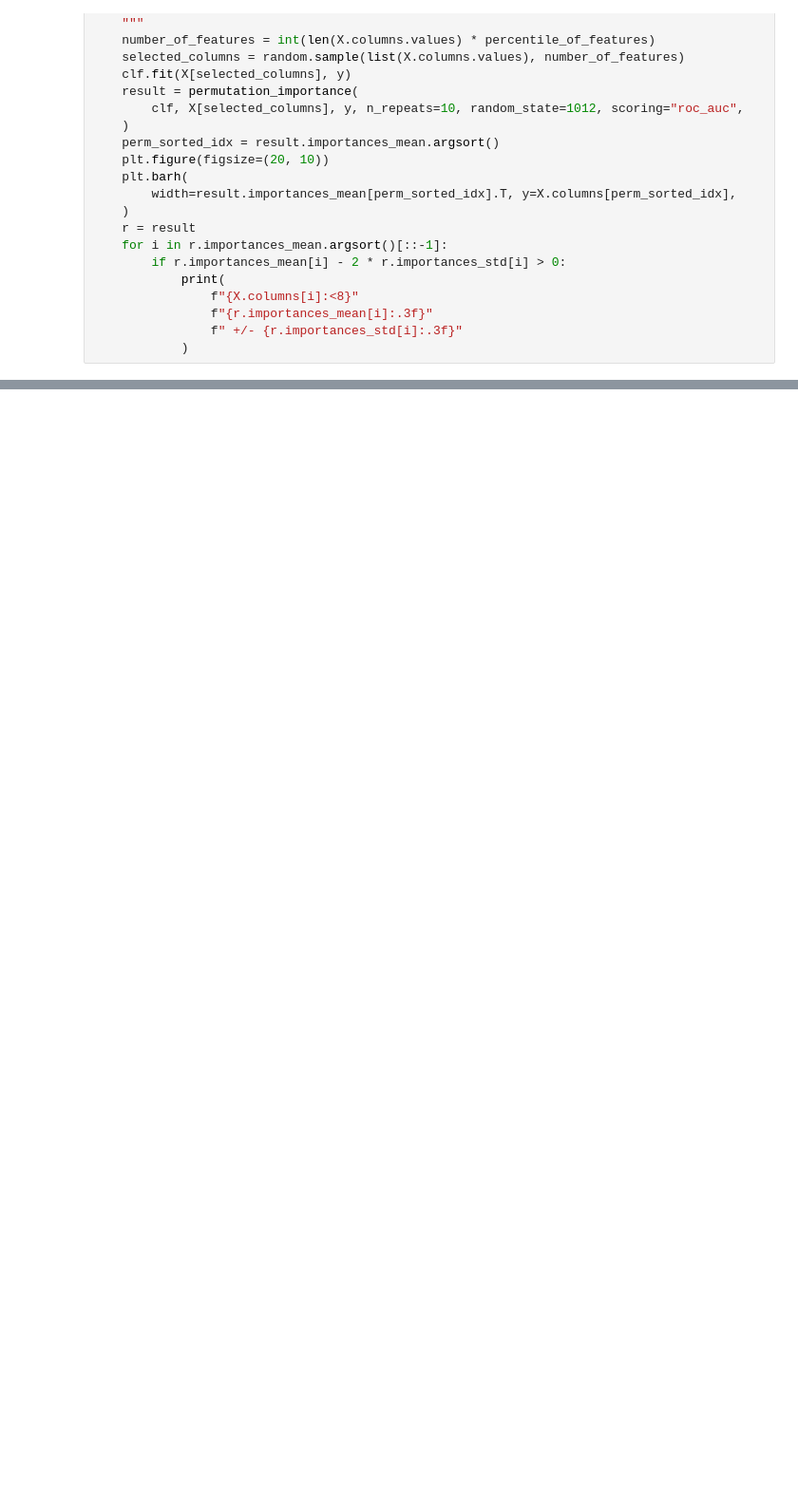
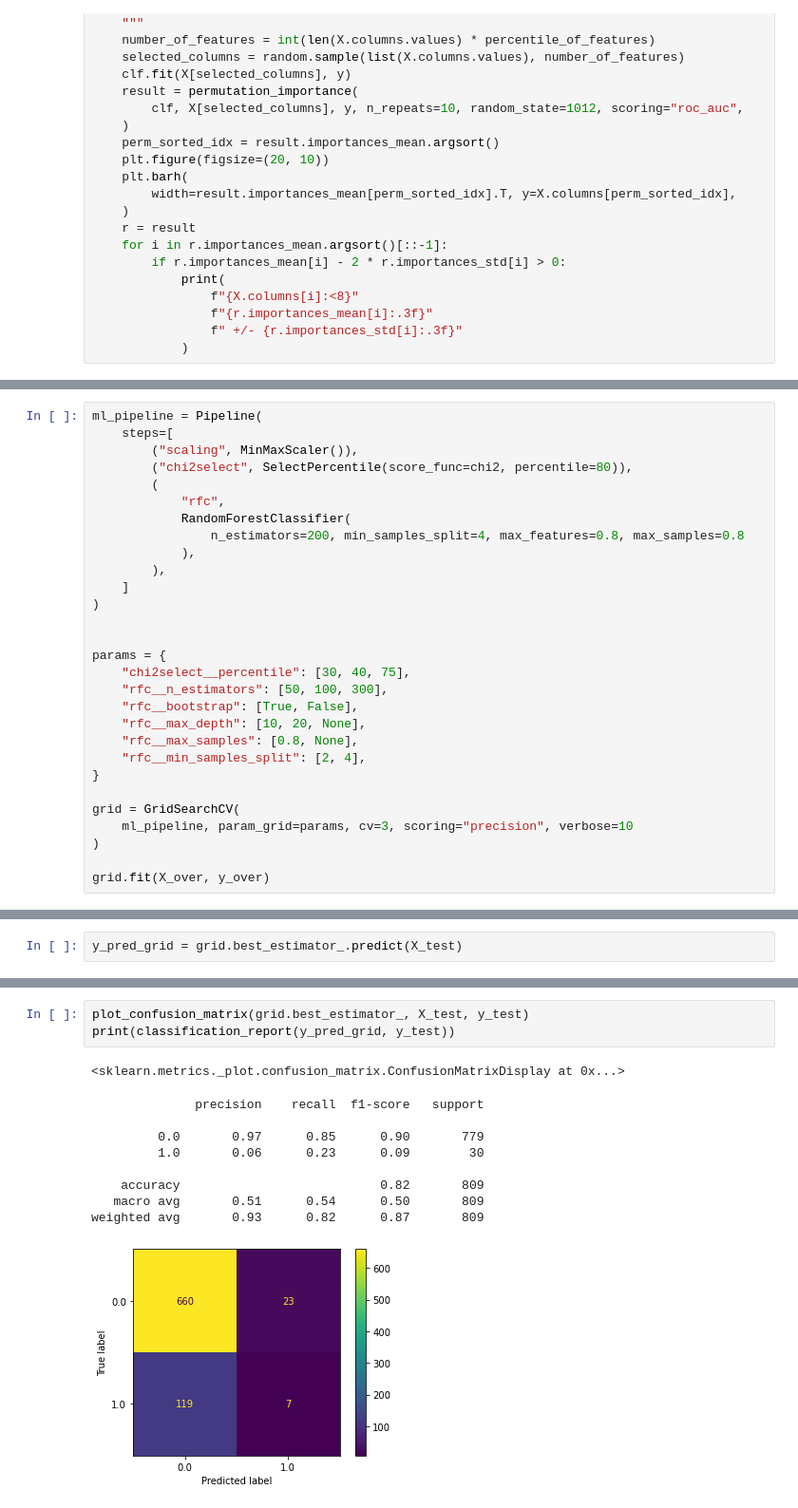
Before and after one commit to PingHe-Stan/Sickkids_ML, a Jupyter notebook: notebooks/CHILD_ml_pipeline.ipynb, the cells around one changed output, grey strips where cells are left out. Shown: that part at 95% size. Saved outputs shown, nothing was run; the diff lists cells and outputs as text; blank space fills up the shorter version.

```diff
--- a/notebooks/CHILD_ml_pipeline.ipynb
+++ b/notebooks/CHILD_ml_pipeline.ipynb
@@ -746,0 +962,29 @@ df_shrunk[df_shrunk.Home_Furry_Pets_6m.isna()][
+# %%
+ml_pipeline = Pipeline(
+    steps=[
+        ("scaling", MinMaxScaler()),
+        ("chi2select", SelectPercentile(score_func=chi2, percentile=80)),
+        (
+            "rfc",
+            RandomForestClassifier(
+                n_estimators=200, min_samples_split=4, max_features=0.8, max_samples=0.8
+            ),
+        ),
+    ]
+)
+
+
+params = {
+    "chi2select__percentile": [30, 40, 75],
+    "rfc__n_estimators": [50, 100, 300],
+    "rfc__bootstrap": [True, False],
+    "rfc__max_depth": [10, 20, None],
+    "rfc__max_samples": [0.8, None],
+    "rfc__min_samples_split": [2, 4],
+}
+
+grid = GridSearchCV(
+    ml_pipeline, param_grid=params, cv=3, scoring="precision", verbose=10
+)
+
+grid.fit(X_over, y_over)
@@ -746,0 +1037,2 @@ df_shrunk[df_shrunk.Home_Furry_Pets_6m.isna()][
+# %%
+y_pred_grid = grid.best_estimator_.predict(X_test)
@@ -746,0 +1041,14 @@ df_shrunk[df_shrunk.Home_Furry_Pets_6m.isna()][
+# %%
+plot_confusion_matrix(grid.best_estimator_, X_test, y_test)
+print(classification_report(y_pred_grid, y_test))
+# %% [output]
+<sklearn.metrics._plot.confusion_matrix.ConfusionMatrixDisplay at 0x...>
+              precision    recall  f1-score   support
+
+         0.0       0.97      0.85      0.90       779
+         1.0       0.06      0.23      0.09        30
+
+    accuracy                           0.82       809
+   macro avg       0.51      0.54      0.50       809
+weighted avg       0.93      0.82      0.87       809
+[figure, added]
```
Also changed, not shown: parts of 70 cells of this notebook.
